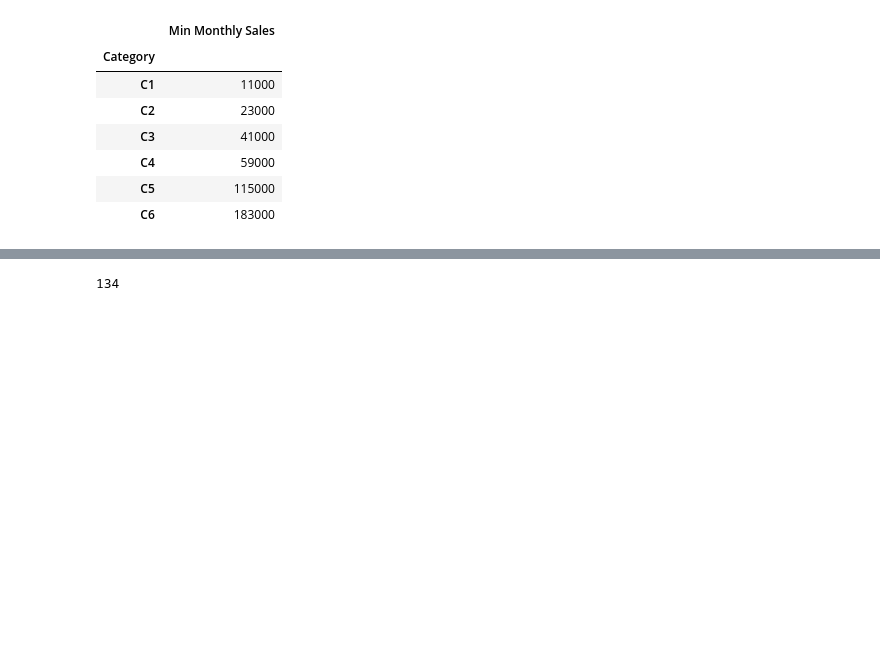
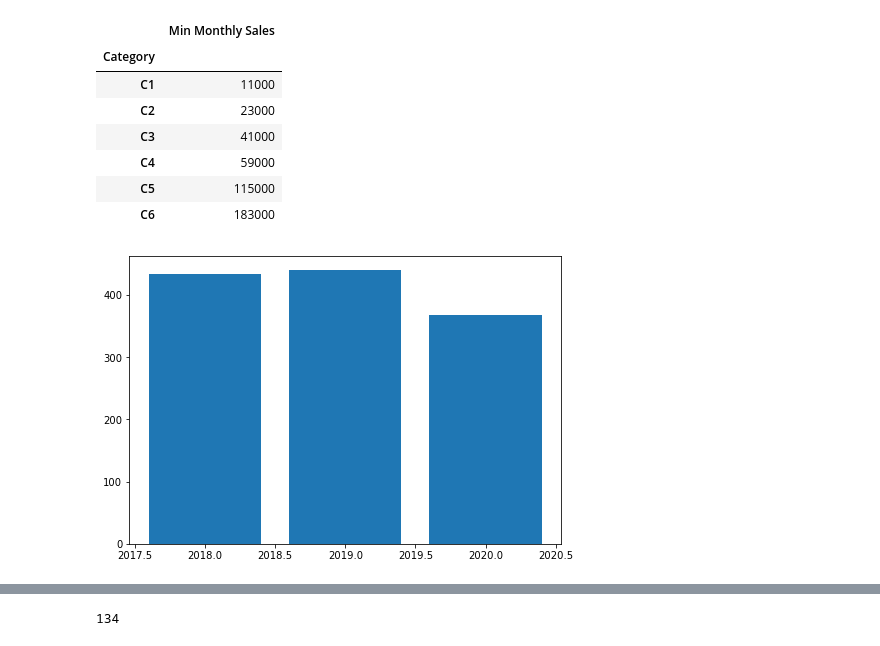
Before and after one commit to MauCFD/Project_1, a Jupyter notebook: project 1 - Analyzing a Loyalty Program/Loyalty Program - analyzing data.ipynb, the cells around one changed output, grey strips where cells are left out. Saved outputs shown, nothing was run; the diff lists cells and outputs as text; code cells hidden in the pictures; blank space fills up the shorter version.

```diff
--- a/project 1 - Analyzing a Loyalty Program/Loyalty Program - analyzing data.ipynb
+++ b/project 1 - Analyzing a Loyalty Program/Loyalty Program - analyzing data.ipynb
@@ -47,5 +47,33 @@ min_sales_by_category
 | C4 | 59000 |
 | C5 | 115000 |
 | C6 | 183000 |
+# %%
+y = Project_df.drop_duplicates("Year").sort_values("Year", ascending= True)["Year"].tolist()
+
+clients_by_end_of_year = Project_df.groupby('Year')
+
+client_no_18 = pd.DataFrame(clients_by_end_of_year.get_group(2018))
+client_no_18 = client_no_18.loc[Project_df.Month == 12]
+client_no_18 = len(client_no_18["Client ID"])
+
+client_no_19 = pd.DataFrame(clients_by_end_of_year.get_group(2019))
+client_no_19 = client_no_19.loc[Project_df.Month == 12]
+client_no_19 = len(client_no_19["Client ID"])
+
+client_no_20 = pd.DataFrame(clients_by_end_of_year.get_group(2020))
+client_no_20 = client_no_20.loc[Project_df.Month == 12]
+client_no_20 = len(client_no_20["Client ID"])
+
+client_no = [client_no_18, client_no_19, client_no_20]
+
+clients_number = pd.DataFrame({'Year': y, 'Number of Clients': client_no})
+
+fig = plt.figure()
+ax = fig.add_axes([0,0,1,1])
+ax.bar(clients_number['Year'],clients_number['Number of Clients'])
+
+plt.savefig("plots/Count of clients by the end of each Year.png")
+# %% [output]
+[figure, added]
 # %%
 # Sum the Total Sales by Year
```
Also changed, not shown: parts of 4 cells of this notebook, 2 other files.
